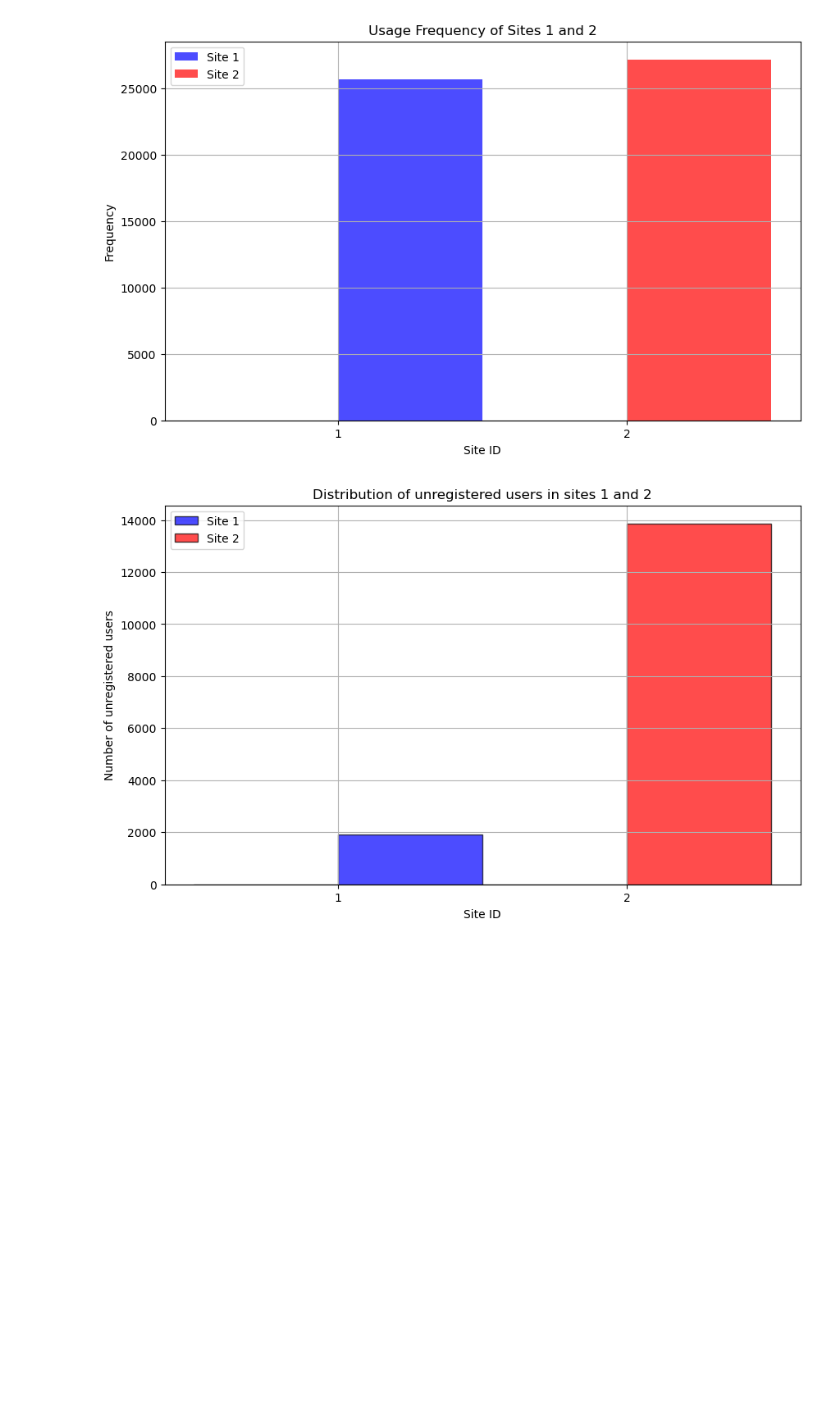
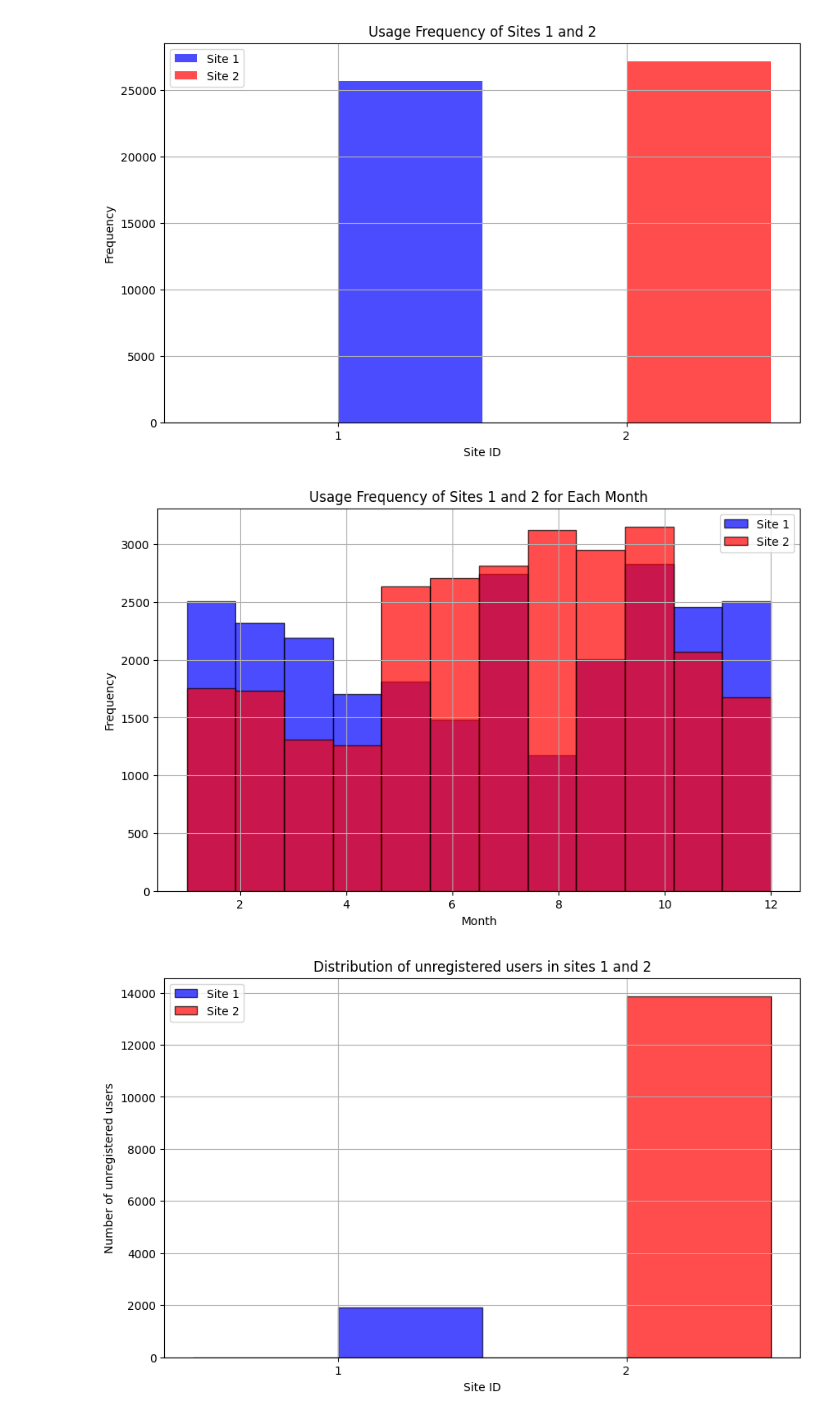
Before and after one commit to S0PEX/AA_Team_9_WS23, a Jupyter notebook: site_characteristics.ipynb, the cells around one changed output. Drawn from its saved outputs; the diff is of its cells as text; code cells hidden in the pictures; blank space fills up the shorter version.

```diff
--- a/site_characteristics.ipynb
+++ b/site_characteristics.ipynb
@@ -58,6 +58,24 @@ plt.grid(True)
 plt.show()
 # %% [output]
 [figure]
+# %%
+# Plot the usage frequency of sites for every month
+plt.figure(figsize=(10, 6))
+
+# Plot histogram for site 1
+plt.hist(df_charging[df_charging['siteID'] == '1']['month'], edgecolor='k', bins=12, color='blue', alpha=0.7, label='Site 1')
+
+# Plot histogram for site 2
+plt.hist(df_charging[df_charging['siteID'] == '2']['month'], edgecolor='k', bins=12, color='red', alpha=0.7, label='Site 2')
+
+plt.title('Usage Frequency of Sites 1 and 2 for Each Month')
+plt.xlabel('Month')
+plt.ylabel('Frequency')
+plt.legend()
+plt.grid(True)
+plt.show()
+# %% [output]
+[figure, added]
 # %%
 # Plot the distribution of unregistered users in both sites
 plt.figure(figsize=(10, 6))
```
Also changed, not shown: parts of 5 cells of this notebook, 4 other files.
